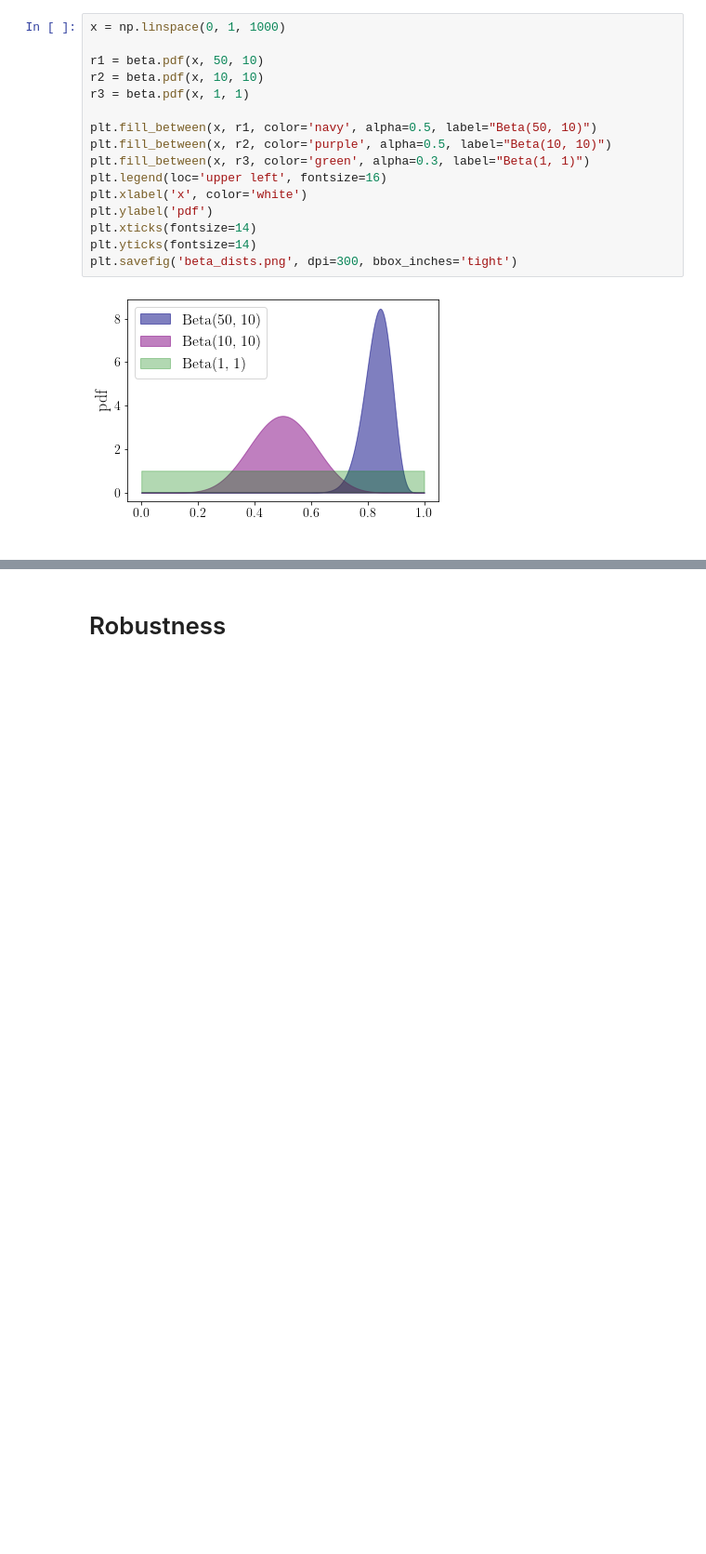
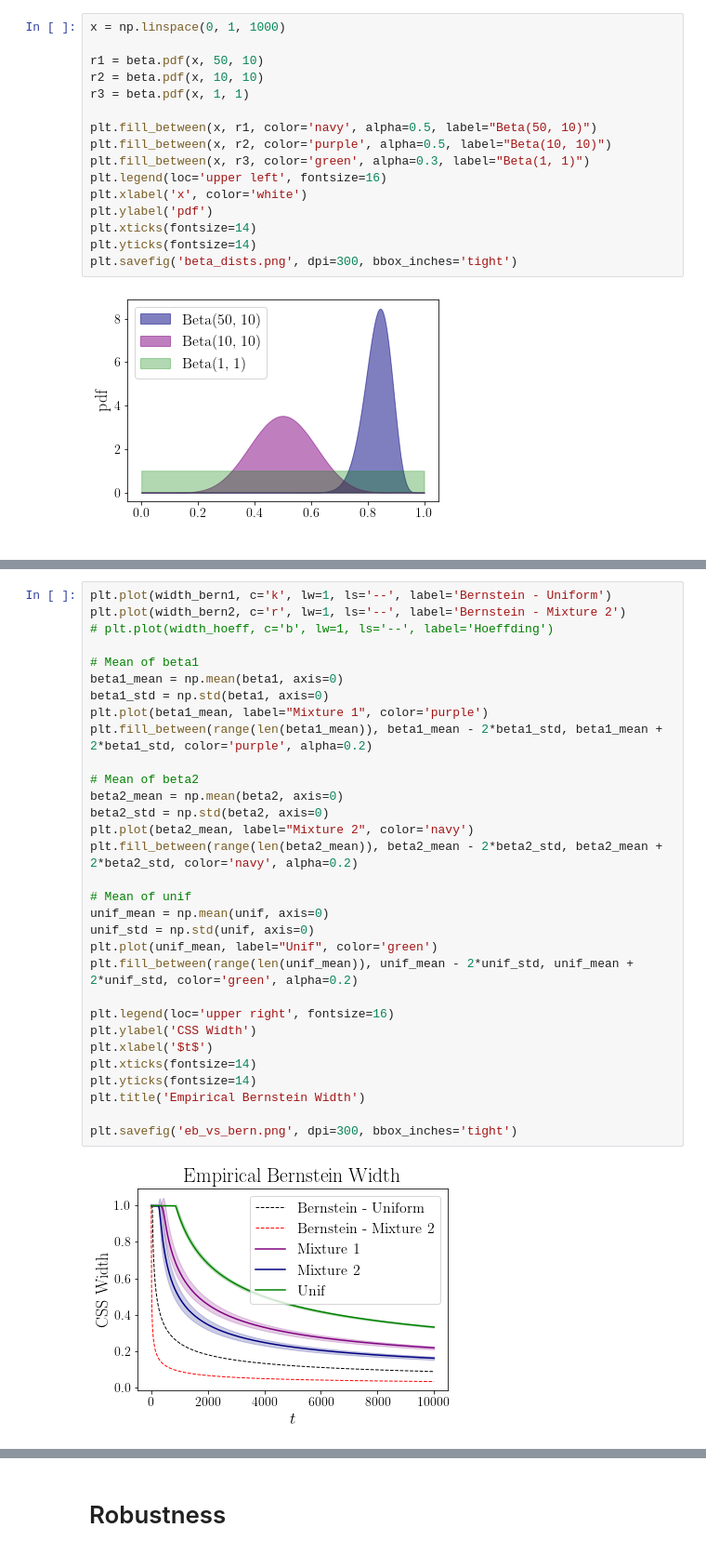
Before and after one commit to bchugg/confidence-spheres, a Jupyter notebook: bounds.ipynb, the cells around one changed output, grey strips where cells are left out. Shown: that part at 93% size. Drawn from its saved outputs; the diff is of its cells as text; blank space fills up the shorter version.

```diff
--- a/bounds.ipynb
+++ b/bounds.ipynb
@@ -117,3 +173,36 @@ width_unif = emp_bernstein(alpha, B, d, iters, gen_unif_vec)
+# %%
+plt.plot(width_bern1, c='k', lw=1, ls='--', label='Bernstein - Uniform')
+plt.plot(width_bern2, c='r', lw=1, ls='--', label='Bernstein - Mixture 2')
+# plt.plot(width_hoeff, c='b', lw=1, ls='--', label='Hoeffding')
+
+# Mean of beta1
+beta1_mean = np.mean(beta1, axis=0)
+beta1_std = np.std(beta1, axis=0)
+plt.plot(beta1_mean, label="Mixture 1", color='purple')
+plt.fill_between(range(len(beta1_mean)), beta1_mean - 2*beta1_std, beta1_mean + 2*beta1_std, color='purple', alpha=0.2)
+
+# Mean of beta2
+beta2_mean = np.mean(beta2, axis=0)
+beta2_std = np.std(beta2, axis=0)
+plt.plot(beta2_mean, label="Mixture 2", color='navy')
+plt.fill_between(range(len(beta2_mean)), beta2_mean - 2*beta2_std, beta2_mean + 2*beta2_std, color='navy', alpha=0.2)
+
+# Mean of unif
+unif_mean = np.mean(unif, axis=0)
+unif_std = np.std(unif, axis=0)
+plt.plot(unif_mean, label="Unif", color='green')
+plt.fill_between(range(len(unif_mean)), unif_mean - 2*unif_std, unif_mean + 2*unif_std, color='green', alpha=0.2)
+
+plt.legend(loc='upper right', fontsize=16)
+plt.ylabel('CSS Width')
+plt.xlabel('$t$')
+plt.xticks(fontsize=14)
+plt.yticks(fontsize=14)
+plt.title('Empirical Bernstein Width')
+
+plt.savefig('eb_vs_bern.png', dpi=300, bbox_inches='tight')
+# %% [output]
+[figure, added]
 # %%
 start = 150
 
```
Also changed, not shown: parts of 4 cells of this notebook, 10 other files.
